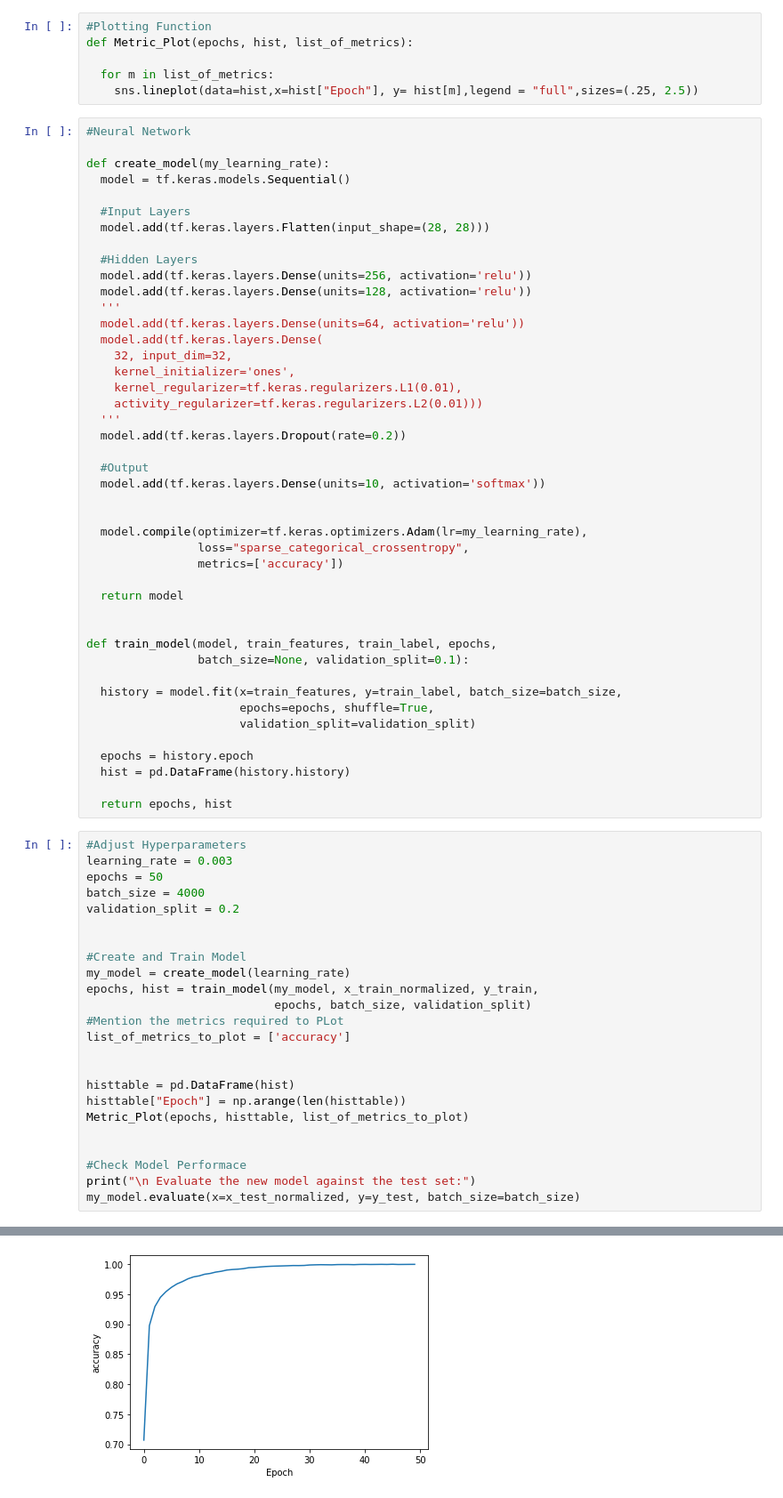
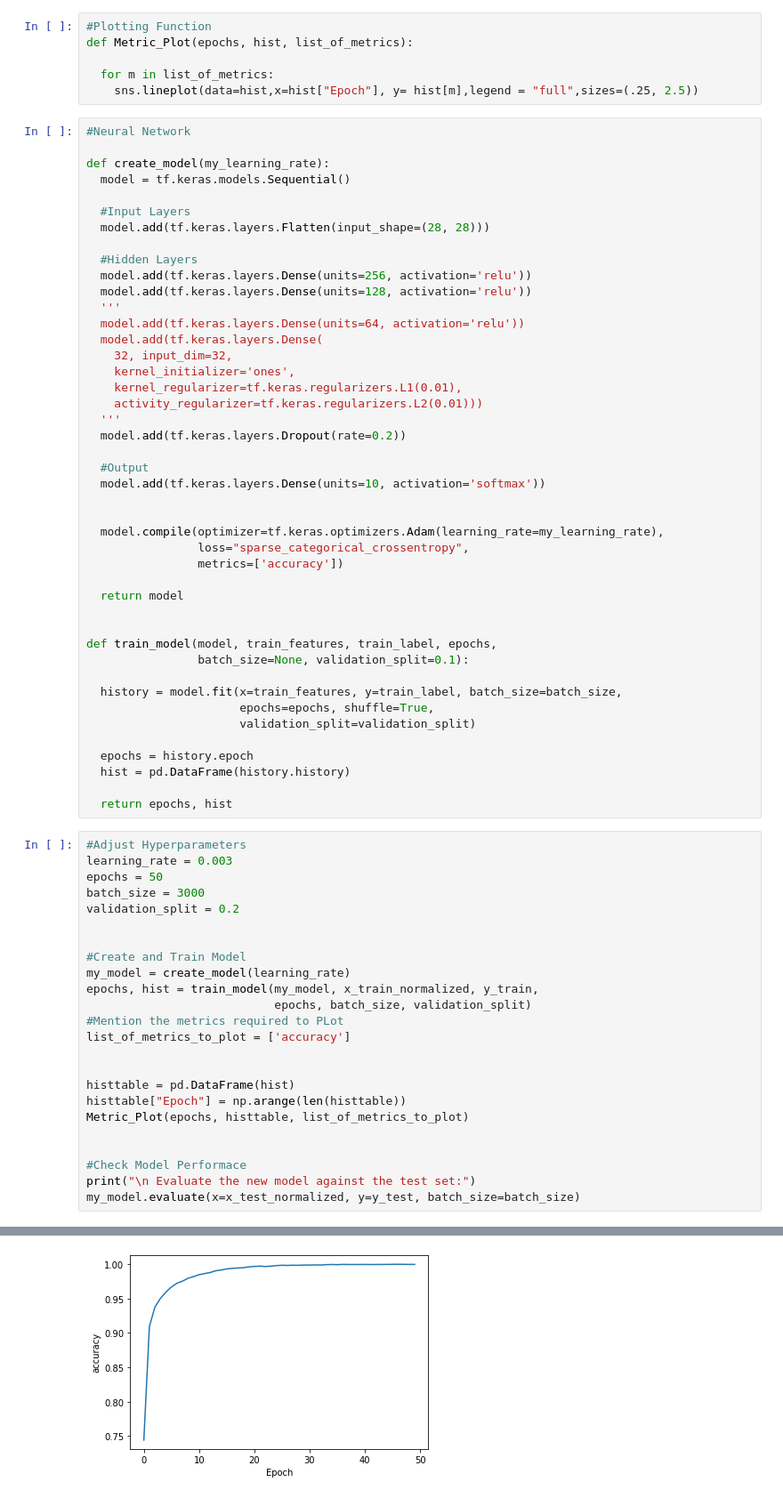
Before and after one commit to ajay1808/NeuralNetworks, a Jupyter notebook: The_Famous_MNIST_Problem.ipynb, the cells around one changed output, grey strips where cells are left out. Shown: that part at 89% size. Drawn from its saved outputs; the diff is of its cells as text.

```diff
--- a/The_Famous_MNIST_Problem.ipynb
+++ b/The_Famous_MNIST_Problem.ipynb
@@ -107,7 +107,7 @@ def create_model(my_learning_rate):
   model.add(tf.keras.layers.Dense(units=10, activation='softmax'))
 
 
-  model.compile(optimizer=tf.keras.optimizers.Adam(lr=my_learning_rate),
+  model.compile(optimizer=tf.keras.optimizers.Adam(learning_rate=my_learning_rate),
                 loss="sparse_categorical_crossentropy",
                 metrics=['accuracy'])
 
@@ -129,7 +129,7 @@ def train_model(model, train_features, train_label, epochs,
 #Adjust Hyperparameters
 learning_rate = 0.003
 epochs = 50
-batch_size = 4000
+batch_size = 3000
 validation_split = 0.2
 
 
@@ -172 +171 @@ Epoch 7/50
-[figure, old version]
+[figure, new version]
```
Also changed, not shown: parts of 1 cell of this notebook.
